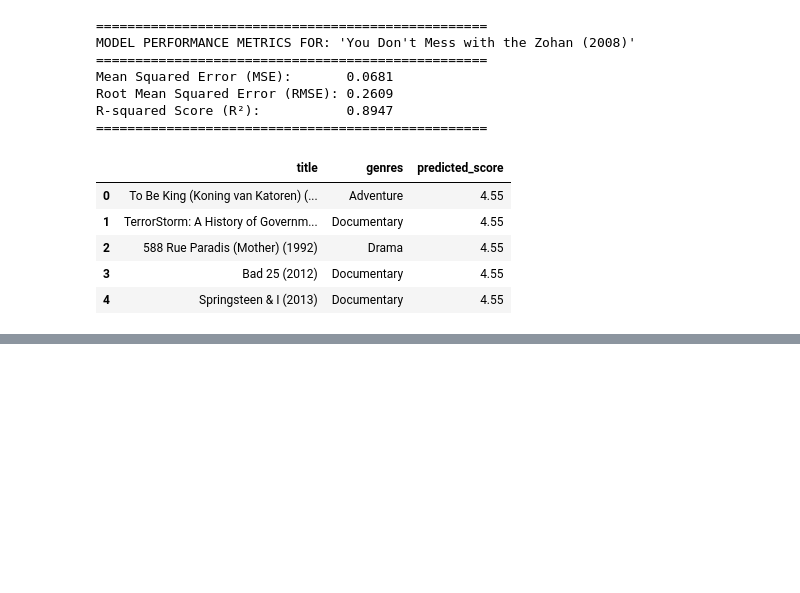
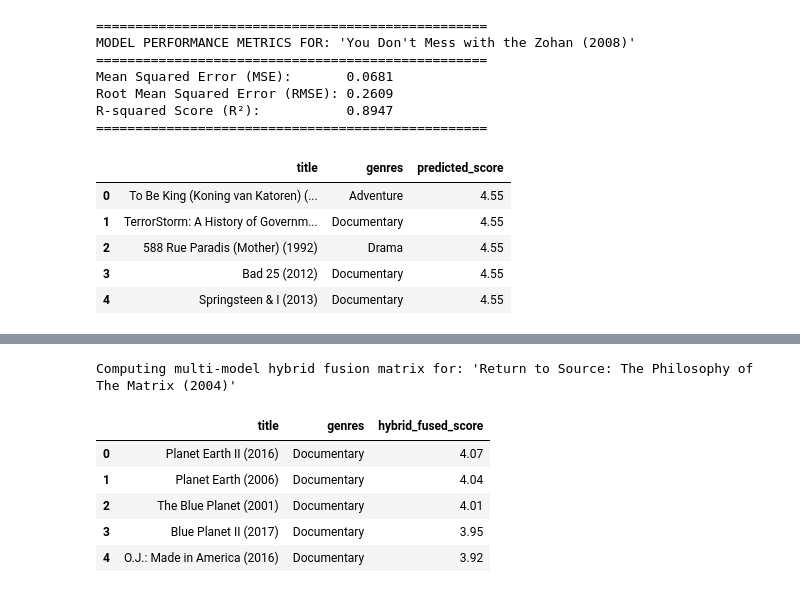
Before and after one commit to ndegwaanth/hybrid-movie-recommendation, a Jupyter notebook: ALX_Project_recommender_systems.ipynb, the cells around one changed output, grey strips where cells are left out. Cells and saved outputs as stored; diff of their text form; code cells hidden in the pictures; blank space fills up the shorter version.

```diff
--- a/ALX_Project_recommender_systems.ipynb
+++ b/ALX_Project_recommender_systems.ipynb
@@ -1199,0 +1344,10 @@ R-squared Score (R²):           0.8947
+# %%
+get_hybrid_fusion_recommendations(movie_title_input="The Matrix", top_n=5)
+# %% [output]
+Computing multi-model hybrid fusion matrix for: 'Return to Source: The Philosophy of The Matrix (2004)'
+|  | title | genres | hybrid_fused_score |
+| 0 | Planet Earth II (2016) | Documentary | 4.07 |
+| 1 | Planet Earth (2006) | Documentary | 4.04 |
+| 2 | The Blue Planet (2001) | Documentary | 4.01 |
+| 3 | Blue Planet II (2017) | Documentary | 3.95 |
+| 4 | O.J.: Made in America (2016) | Documentary | 3.92 |
```
Also changed, not shown: parts of 9 cells of this notebook.
